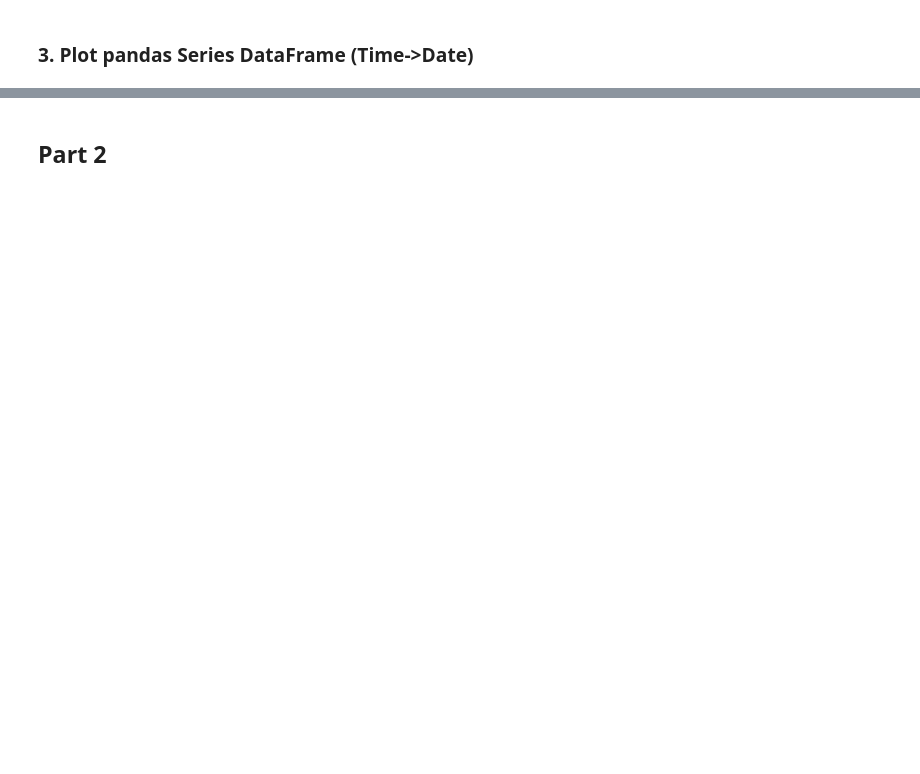
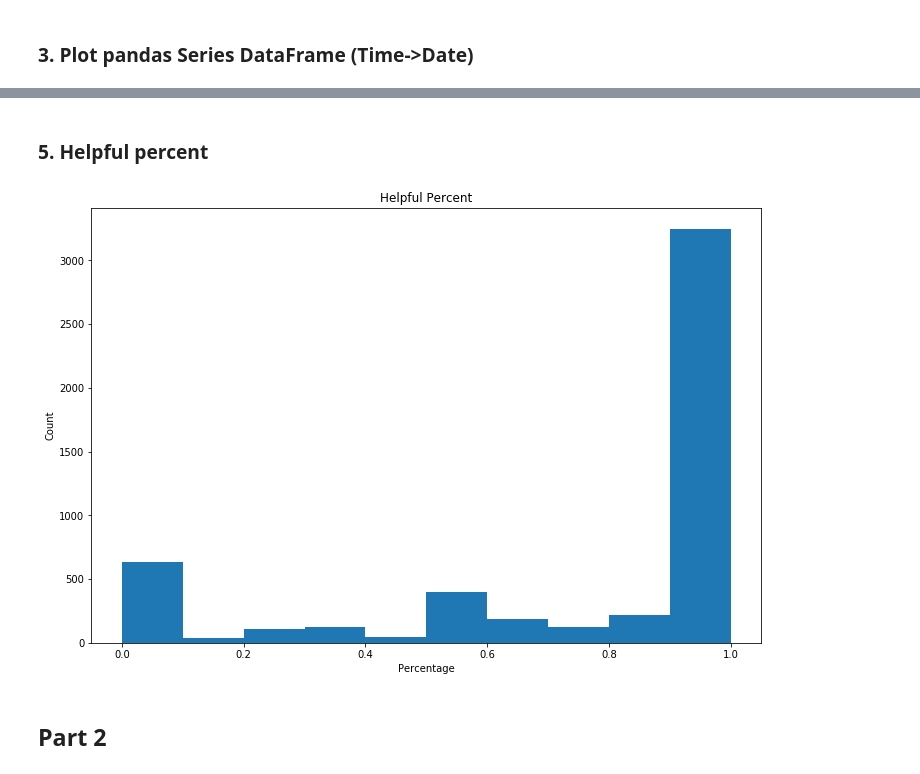
Before and after one commit to Jadezzz/FDA_HW1, a Jupyter notebook: HW1-Solution.ipynb, the cells around one changed output, grey strips where cells are left out. Cells and saved outputs as stored; diff of their text form; code cells hidden in the pictures; blank space fills up the shorter version.

```diff
--- a/HW1-Solution.ipynb
+++ b/HW1-Solution.ipynb
@@ -67,2 +98,15 @@ plt.show()
+# %% [markdown]
+### 5. Helpful percent
+# %%
+data = pd_data[['HelpfulnessNumerator', 'HelpfulnessDenominator']]
+data['Helpful percent'] = data['HelpfulnessNumerator'] / data['HelpfulnessDenominator']
+plt.hist(data['Helpful percent'].dropna())
+plt.title('Helpful Percent')
+plt.xlabel('Percentage')
+plt.ylabel('Count')
+plt.rcParams['figure.figsize'] = [WIDTH, HEIGHT]
+plt.show()
+# %% [output]
+[figure, added]
 # %% [markdown]
 ## Part 2
```
Also changed, not shown: parts of 9 cells of this notebook.
